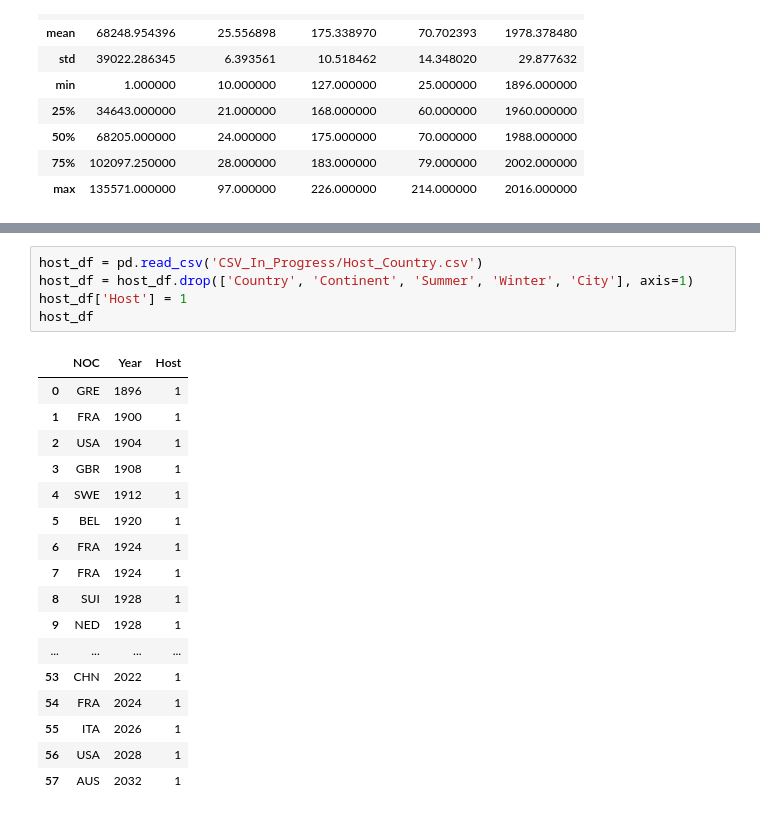
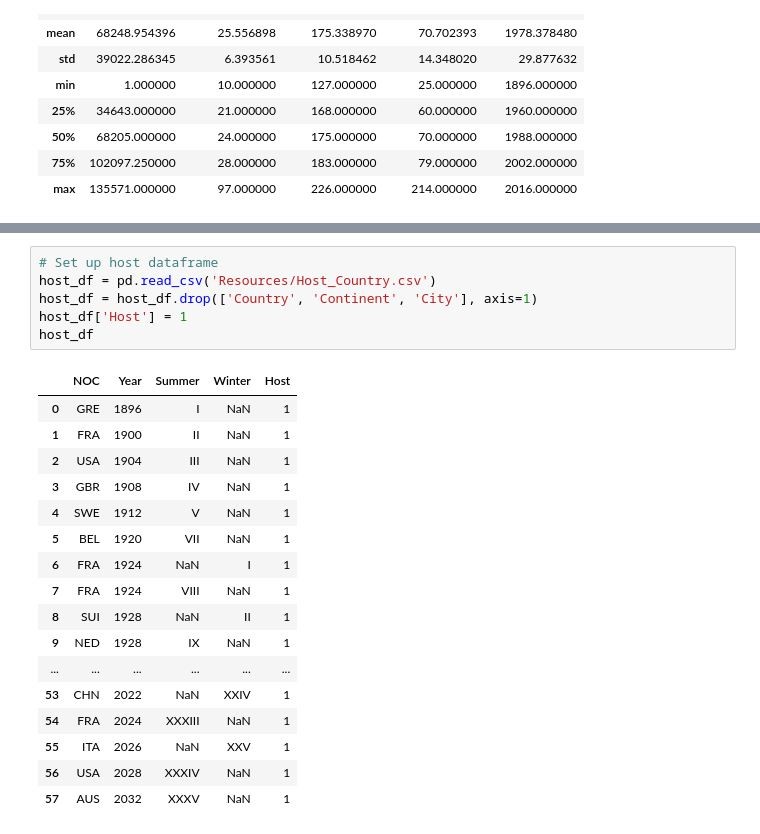
Before and after one commit to olympics2022/olympic_medal_analysis, a Jupyter notebook: athlete_counts.ipynb, the cells around one changed output, grey strips where cells are left out. Saved outputs shown, nothing was run; the diff lists cells and outputs as text.

Commit message:
Update to dataframe merge

```diff
--- a/athlete_counts.ipynb
+++ b/athlete_counts.ipynb
@@ -303,23 +103,24 @@ winter_medal_count_df
 # %%
-host_df = pd.read_csv('CSV_In_Progress/Host_Country.csv')
-host_df = host_df.drop(['Country', 'Continent', 'Summer', 'Winter', 'City'], axis=1)
+# Set up host dataframe
+host_df = pd.read_csv('Resources/Host_Country.csv')
+host_df = host_df.drop(['Country', 'Continent', 'City'], axis=1)
 host_df['Host'] = 1
 host_df
 # %% [output]
-|  | NOC | Year | Host |
-| 0 | GRE | 1896 | 1 |
-| 1 | FRA | 1900 | 1 |
-| 2 | USA | 1904 | 1 |
-| 3 | GBR | 1908 | 1 |
-| 4 | SWE | 1912 | 1 |
-| 5 | BEL | 1920 | 1 |
-| 6 | FRA | 1924 | 1 |
-| 7 | FRA | 1924 | 1 |
-| 8 | SUI | 1928 | 1 |
-| 9 | NED | 1928 | 1 |
-| ... | ... | ... | ... |
-| 53 | CHN | 2022 | 1 |
-| 54 | FRA | 2024 | 1 |
-| 55 | ITA | 2026 | 1 |
-| 56 | USA | 2028 | 1 |
-| 57 | AUS | 2032 | 1 |
+|  | NOC | Year | Summer | Winter | Host |
+| 0 | GRE | 1896 | I | NaN | 1 |
+| 1 | FRA | 1900 | II | NaN | 1 |
+| 2 | USA | 1904 | III | NaN | 1 |
+| 3 | GBR | 1908 | IV | NaN | 1 |
+| 4 | SWE | 1912 | V | NaN | 1 |
+| 5 | BEL | 1920 | VII | NaN | 1 |
+| 6 | FRA | 1924 | NaN | I | 1 |
+| 7 | FRA | 1924 | VIII | NaN | 1 |
+| 8 | SUI | 1928 | NaN | II | 1 |
+| 9 | NED | 1928 | IX | NaN | 1 |
+| ... | ... | ... | ... | ... | ... |
+| 53 | CHN | 2022 | NaN | XXIV | 1 |
+| 54 | FRA | 2024 | XXXIII | NaN | 1 |
+| 55 | ITA | 2026 | NaN | XXV | 1 |
+| 56 | USA | 2028 | XXXIV | NaN | 1 |
+| 57 | AUS | 2032 | XXXV | NaN | 1 |
```
Also changed, not shown: parts of 20 cells of this notebook, 2 other files.
